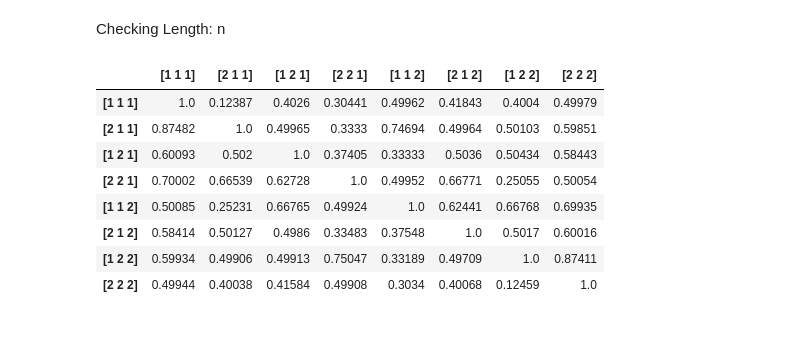
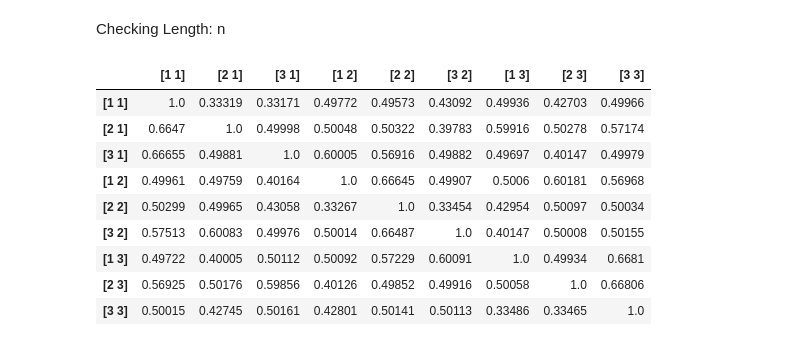
Before and after one commit to jaykim0413/ksef-python, a Jupyter notebook: KSEF_072323.ipynb, the cells around one changed output. Drawn from its saved outputs; the diff is of its cells as text; code cells hidden in the pictures.

Commit message:
Homework #2 - 등장할 확률이 일정한 m개의 문자 중에 하나의 문자를 뽑는 trial을 두 명의 player가 할 때, length n의 case가 다른 length n의 case에 대하여 이길 확룰을 연산하는 모델 - 1

```diff
--- a/KSEF_072323.ipynb
+++ b/KSEF_072323.ipynb
@@ -9,7 +15,7 @@ Characters:         m
 # %% [markdown]
 Checking Length:    n
 # %%
-def index_win_ratio(a, b, n):
+def index_win_ratio(a, b, m, n):
     N = 100_000
 
     result = {"first": 0, "second": 0}
@@ -21,7 +27,7 @@ def index_win_ratio(a, b, n):
             for j in range(1, n):
                 flips[j - 1] = flips[j]
 
-            number = random.randint(1, 2)
+            number = random.randint(1, m)
 
             flips[n - 1] = number
 
@@ -34,39 +40,46 @@ def index_win_ratio(a, b, n):
 
     return result["first"] / (result["first"] + result["second"])
 # %%
-def make_arrays(n):
+def make_arrays(m, n):
     if n == 1:
-        return [np.array([1]), np.array([2])]
+        arr = []
+
+        for i in range(1, m + 1):
+            arr.append(np.array([i]))
+
+        return arr
 
     arrays = []
-    for i in [1, 2]:
-        for array in make_arrays(n - 1):
+    for i in range(1, m + 1):
+        for array in make_arrays(m, n - 1):
             arrays.append(np.append(array, i))
 
     return arrays
 # %%
-n = 3
-arr = make_arrays(n)
+n = 2 # length of case
+m = 3 # number of characters
+arr = make_arrays(m, n)
 
 indexes = []
 
 for i in arr:
     indexes.append(np.array2string(i))
 
 dataframe = pd.DataFrame(index = indexes, columns = indexes)
 
 for a in arr:
     for b in arr:
-        dataframe.loc[np.array2string(a), np.array2string(b)] = index_win_ratio(a, b, n)
+        dataframe.loc[np.array2string(a), np.array2string(b)] = index_win_ratio(a, b, m, n)
 
 dataframe
 # %% [output]
-|  | [1 1 1] | [2 1 1] | [1 2 1] | [2 2 1] | [1 1 2] | [2 1 2] | [1 2 2] | [2 2 2] |
-| [1 1 1] | 1.0 | 0.12387 | 0.4026 | 0.30441 | 0.49962 | 0.41843 | 0.4004 | 0.49979 |
-| [2 1 1] | 0.87482 | 1.0 | 0.49965 | 0.3333 | 0.74694 | 0.49964 | 0.50103 | 0.59851 |
-| [1 2 1] | 0.60093 | 0.502 | 1.0 | 0.37405 | 0.33333 | 0.5036 | 0.50434 | 0.58443 |
-| [2 2 1] | 0.70002 | 0.66539 | 0.62728 | 1.0 | 0.49952 | 0.66771 | 0.25055 | 0.50054 |
-| [1 1 2] | 0.50085 | 0.25231 | 0.66765 | 0.49924 | 1.0 | 0.62441 | 0.66768 | 0.69935 |
-| [2 1 2] | 0.58414 | 0.50127 | 0.4986 | 0.33483 | 0.37548 | 1.0 | 0.5017 | 0.60016 |
-| [1 2 2] | 0.59934 | 0.49906 | 0.49913 | 0.75047 | 0.33189 | 0.49709 | 1.0 | 0.87411 |
-| [2 2 2] | 0.49944 | 0.40038 | 0.41584 | 0.49908 | 0.3034 | 0.40068 | 0.12459 | 1.0 |
+|  | [1 1] | [2 1] | [3 1] | [1 2] | [2 2] | [3 2] | [1 3] | [2 3] | [3 3] |
+| [1 1] | 1.0 | 0.33319 | 0.33171 | 0.49772 | 0.49573 | 0.43092 | 0.49936 | 0.42703 | 0.49966 |
+| [2 1] | 0.6647 | 1.0 | 0.49998 | 0.50048 | 0.50322 | 0.39783 | 0.59916 | 0.50278 | 0.57174 |
+| [3 1] | 0.66655 | 0.49881 | 1.0 | 0.60005 | 0.56916 | 0.49882 | 0.49697 | 0.40147 | 0.49979 |
+| [1 2] | 0.49961 | 0.49759 | 0.40164 | 1.0 | 0.66645 | 0.49907 | 0.5006 | 0.60181 | 0.56968 |
+| [2 2] | 0.50299 | 0.49965 | 0.43058 | 0.33267 | 1.0 | 0.33454 | 0.42954 | 0.50097 | 0.50034 |
+| [3 2] | 0.57513 | 0.60083 | 0.49976 | 0.50014 | 0.66487 | 1.0 | 0.40147 | 0.50008 | 0.50155 |
+| [1 3] | 0.49722 | 0.40005 | 0.50112 | 0.50092 | 0.57229 | 0.60091 | 1.0 | 0.49934 | 0.6681 |
+| [2 3] | 0.56925 | 0.50176 | 0.59856 | 0.40126 | 0.49852 | 0.49916 | 0.50058 | 1.0 | 0.66806 |
+| [3 3] | 0.50015 | 0.42745 | 0.50161 | 0.42801 | 0.50141 | 0.50113 | 0.33486 | 0.33465 | 1.0 |
```
Also changed, not shown: parts of 5 cells of this notebook, 6 other files.
